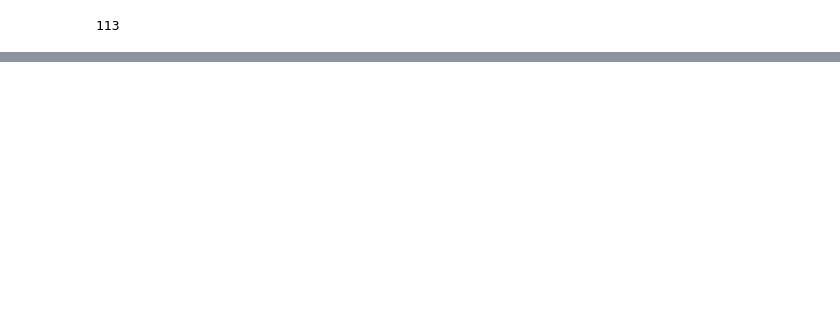
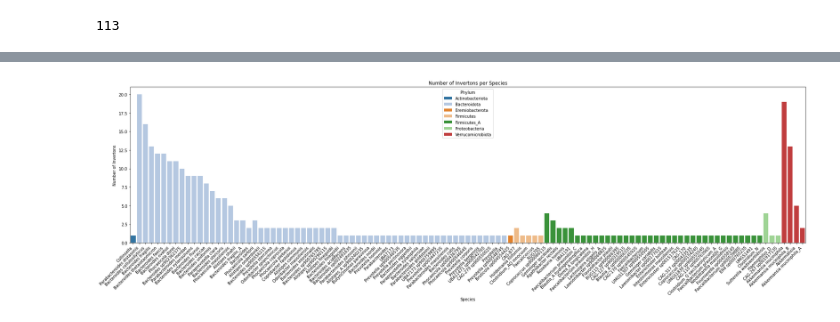
Before and after one commit to jindongmin/Inverton_analysis, a Jupyter notebook: jupyter_notebook/notebook.ipynb, the cells around one changed output, grey strips where cells are left out. Saved outputs shown, nothing was run; the diff lists cells and outputs as text; code cells hidden in the pictures; blank space fills up the shorter version.

```diff
--- a/jupyter_notebook/notebook.ipynb
+++ b/jupyter_notebook/notebook.ipynb
@@ -115,0 +318,11 @@ filtered_species_metadata
+# %%
+combined_df = pd.merge(
+    filtered_species_metadata,
+    summary_table,
+    left_on="MAG_ID",   # column in filtered_species_metadata
+    right_on="MGYG_ID", # column in summary_table
+    how="left"          # keep all rows in filtered_species_metadata
+)
+
+# Optional: drop duplicate MGYG_ID column after merge
+combined_df = combined_df.drop(columns=["MGYG_ID"])
@@ -115,0 +345,53 @@ filtered_species_metadata
+# %%
+# # Plot with seaborn
+# plt.figure(figsize=(25, 5))
+# sns.barplot(
+#     data=combined_df,
+#     x="tax_label",
+#     y="num_unique_suffixes",
+#     hue="tax_label",     # assign x to hue
+#     dodge=False,         # prevent splitting bars
+#     palette="viridis",
+#     legend=False         # no legend needed
+# )
+
+# plt.xlabel("Species")
+# plt.ylabel("Number of Invertons")
+# plt.title("Number of Invertons per MAG")
+# plt.xticks(rotation=45, ha="right")
+# plt.tight_layout()
+# plt.show()
+# Use s__ if not empty, else g__ for x-axis labels
+combined_df["tax_label"] = combined_df.apply(
+    lambda row: row["s__"] if row["s__"] != "" else row["g__"], axis=1
+)
+
+# Sort by phylum first, then by num_unique_suffixes descending
+combined_df.sort_values(by=["p__", "num_unique_suffixes"], ascending=[True, False], inplace=True)
+
+# Keep the order in the plot
+order = combined_df["tax_label"]
+
+# Plot with color based on p__ (phylum)
+plt.figure(figsize=(25, 8))
+sns.barplot(
+    data=combined_df,
+    x="tax_label",
+    y="num_unique_suffixes",
+    hue="p__",
+    dodge=False,
+    palette="tab20",
+    order=order,
+    errorbar=None
+)
+
+plt.xlabel("Species")
+plt.ylabel("Number of Invertons")
+plt.title("Number of Invertons per Species")
+plt.xticks(rotation=45, ha="right")
+plt.legend(title="Phylum")
+plt.tight_layout()
+#plt.show()
+plt.savefig("num_unique_inverton_by_phylum.pdf")
+# %% [output]
+[figure, added]
```
Also changed, not shown: parts of 23 cells of this notebook, 4 other files.
